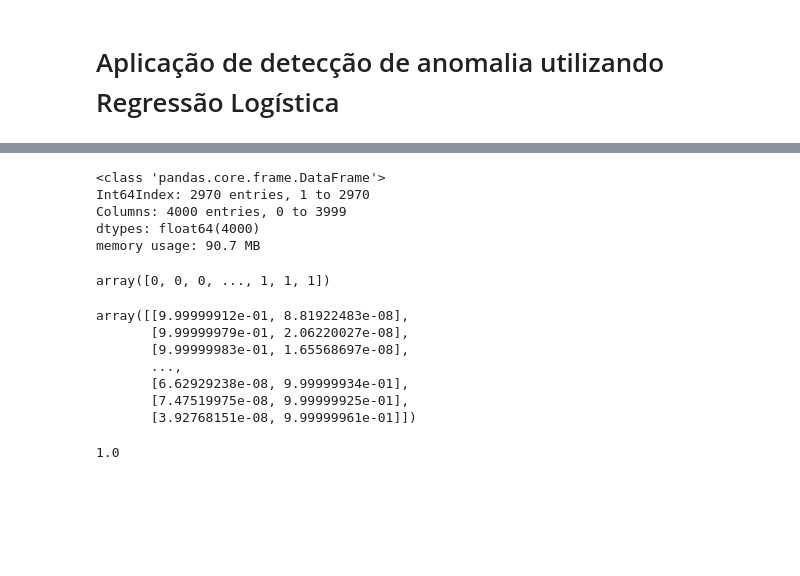
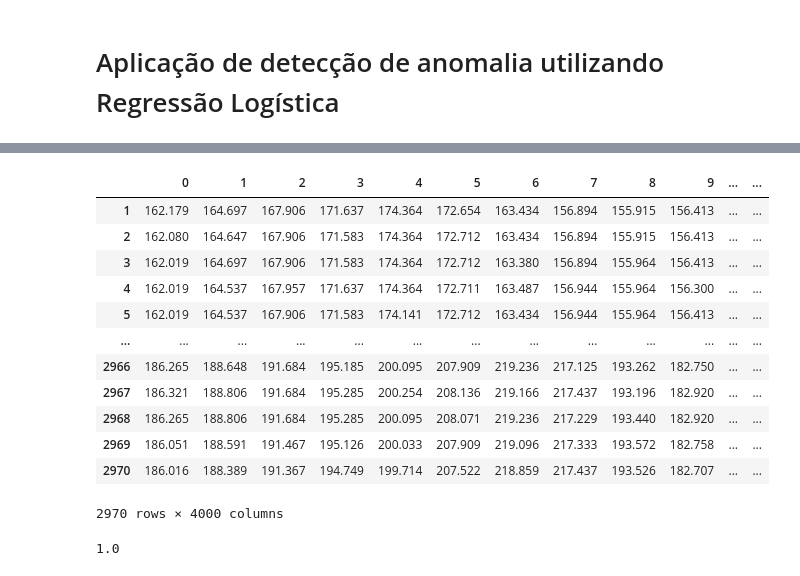
Before and after one commit to AlxDev-hub/Deteccao-de-anomalia-utilizando-RegressaoLogistica, a Jupyter notebook: Aplicacao_RL_PZT.ipynb, the cells around one changed output, grey strips where cells are left out. Drawn from its saved outputs; the diff is of its cells as text; code cells hidden in the pictures; blank space fills up the shorter version.

```diff
--- a/Aplicacao_RL_PZT.ipynb
+++ b/Aplicacao_RL_PZT.ipynb
@@ -20,15 +47,20 @@ display(data)
 # %%
 #Tratamento do dataset - Remover linha da frequencia "0"
-new_data = data.drop(0, axis=0)
+X_train = data.drop(0, axis=0)
 
-display(new_data)
+display(X_train)
+# %% [output]
+|  | 0 | 1 | 2 | 3 | 4 | 5 | 6 | 7 | 8 | 9 | ... | ... |
+| 1 | 162.179 | 164.697 | 167.906 | 171.637 | 174.364 | 172.654 | 163.434 | 156.894 | 155.915 | 156.413 | ... | ... |
+| 2 | 162.080 | 164.647 | 167.906 | 171.583 | 174.364 | 172.712 | 163.434 | 156.894 | 155.915 | 156.413 | ... | ... |
+| 3 | 162.019 | 164.697 | 167.906 | 171.583 | 174.364 | 172.712 | 163.380 | 156.894 | 155.964 | 156.413 | ... | ... |
+| 4 | 162.019 | 164.537 | 167.957 | 171.637 | 174.364 | 172.711 | 163.487 | 156.944 | 155.964 | 156.300 | ... | ... |
+| 5 | 162.019 | 164.537 | 167.906 | 171.583 | 174.141 | 172.712 | 163.434 | 156.944 | 155.964 | 156.413 | ... | ... |
+| ... | ... | ... | ... | ... | ... | ... | ... | ... | ... | ... | ... | ... |
+| 2966 | 186.265 | 188.648 | 191.684 | 195.185 | 200.095 | 207.909 | 219.236 | 217.125 | 193.262 | 182.750 | ... | ... |
+| 2967 | 186.321 | 188.806 | 191.684 | 195.285 | 200.254 | 208.136 | 219.166 | 217.437 | 193.196 | 182.920 | ... | ... |
+| 2968 | 186.265 | 188.806 | 191.684 | 195.285 | 200.095 | 208.071 | 219.236 | 217.229 | 193.440 | 182.920 | ... | ... |
+| 2969 | 186.051 | 188.591 | 191.467 | 195.126 | 200.033 | 207.909 | 219.096 | 217.333 | 193.572 | 182.758 | ... | ... |
+| 2970 | 186.016 | 188.389 | 191.367 | 194.749 | 199.714 | 207.522 | 218.859 | 217.437 | 193.526 | 182.707 | ... | ... |
+2970 rows × 4000 columns
-# %%
-#Tratamento do dataset - Verificar tipo de dados
-new_data.info()
-# %% [output]
-<class 'pandas.core.frame.DataFrame'>
-Int64Index: 2970 entries, 1 to 2970
-Columns: 4000 entries, 0 to 3999
-dtypes: float64(4000)
-memory usage: 90.7 MB
 # %%
@@ -43,19 +73,7 @@ for i in range(2970):
 #Aplicar a regressão logística
 classificador = LogisticRegression(solver='newton-cg').fit(X_train, y_train)
 # %%
-classificador.predict(X_train)
+y_train_pred = classificador.predict(X_train)
-# %% [output]
-array([0, 0, 0, ..., 1, 1, 1])
-# %%
-classificador.predict_proba(X_train)
-# %% [output]
-array([[9.99999912e-01, 8.81922483e-08],
-       [9.99999979e-01, 2.06220027e-08],
-       [9.99999983e-01, 1.65568697e-08],
-       ...,
-       [6.62929238e-08, 9.99999934e-01],
-       [7.47519975e-08, 9.99999925e-01],
-       [3.92768151e-08, 9.99999961e-01]])
 # %%
 #Resultado
 classificador.score(X_train, y_train)
```
Also changed, not shown: parts of 7 cells of this notebook.
